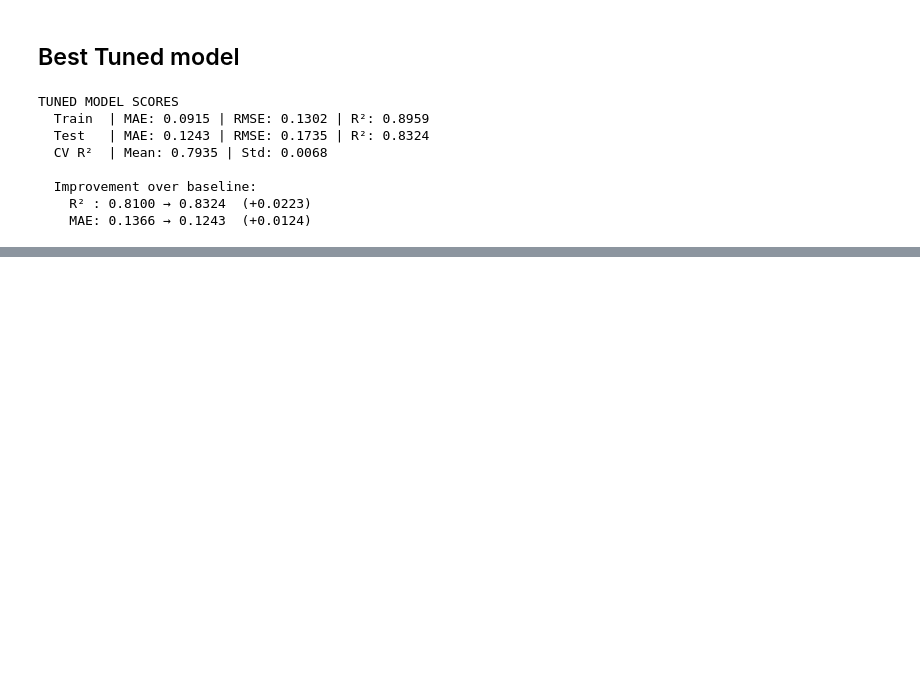
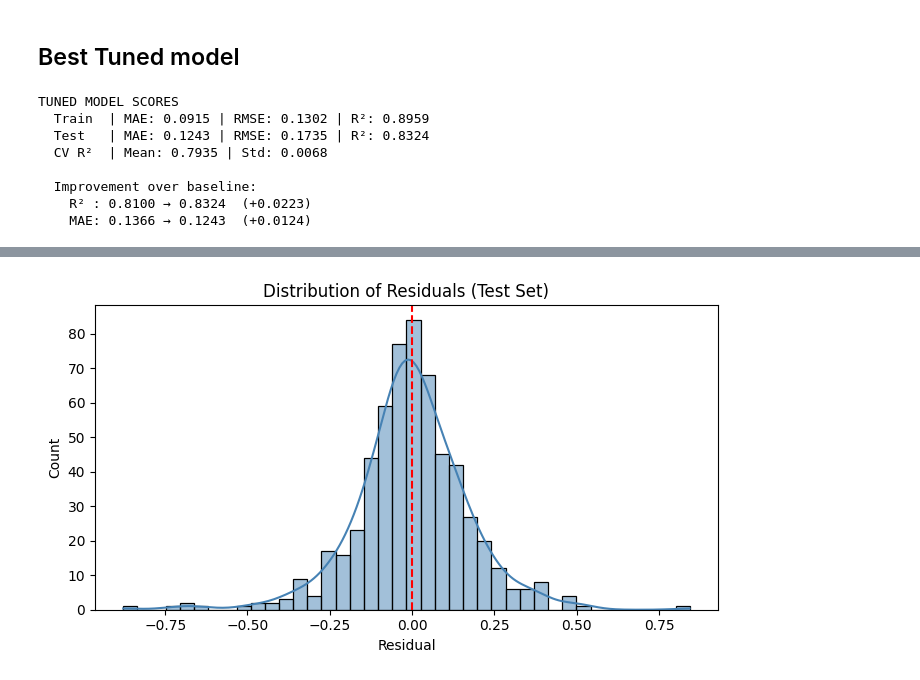
Before and after one commit to Sadhana-up/Sem-Project, a Jupyter notebook: DecisionTree.ipynb, the cells around one changed output, grey strips where cells are left out. Drawn from its saved outputs; the diff is of its cells as text; code cells hidden in the pictures; blank space fills up the shorter version.

```diff
--- a/DecisionTree.ipynb
+++ b/DecisionTree.ipynb
@@ -195,0 +223,10 @@ TUNED MODEL SCORES
+# %%
+plt.figure(figsize=(7, 4))
+sns.histplot(residuals_test, kde=True, color='steelblue', bins=40)
+plt.axvline(0, color='red', linestyle='--')
+plt.xlabel("Residual")
+plt.title("Distribution of Residuals (Test Set)")
+plt.tight_layout()
+plt.show()
+# %% [output]
+[figure, added]
```
Also changed, not shown: parts of 8 cells of this notebook.
